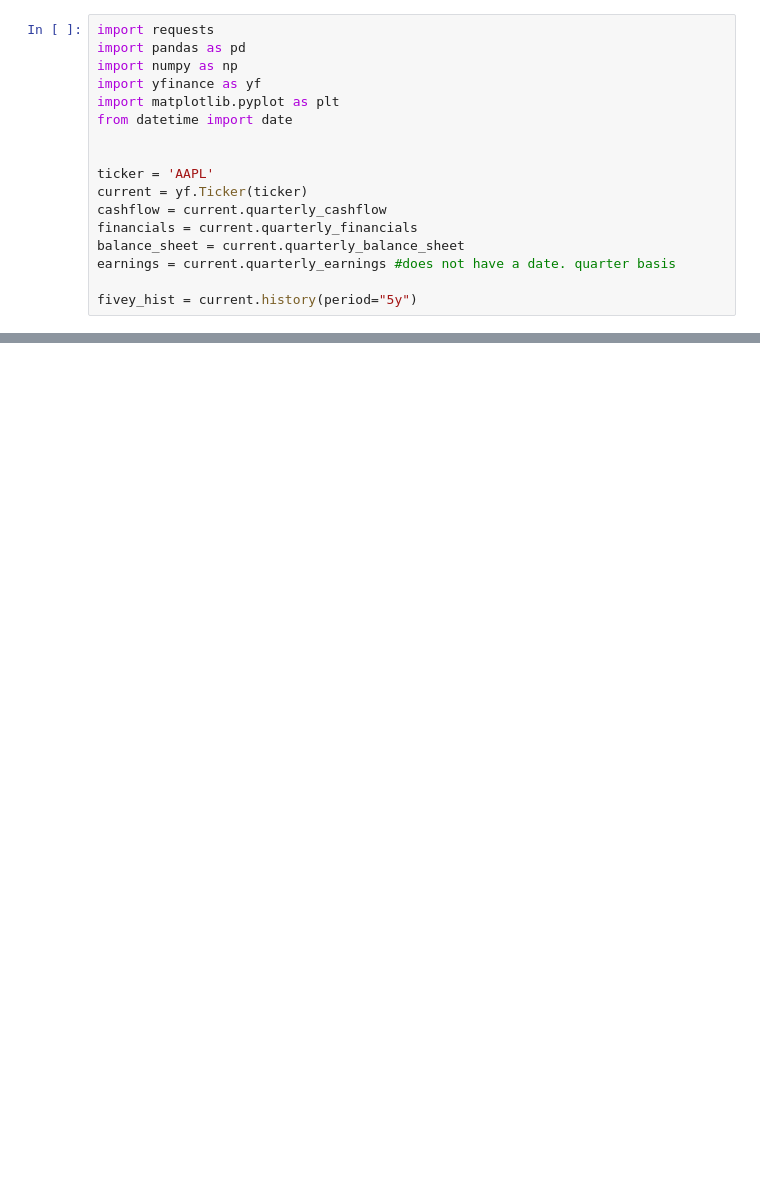
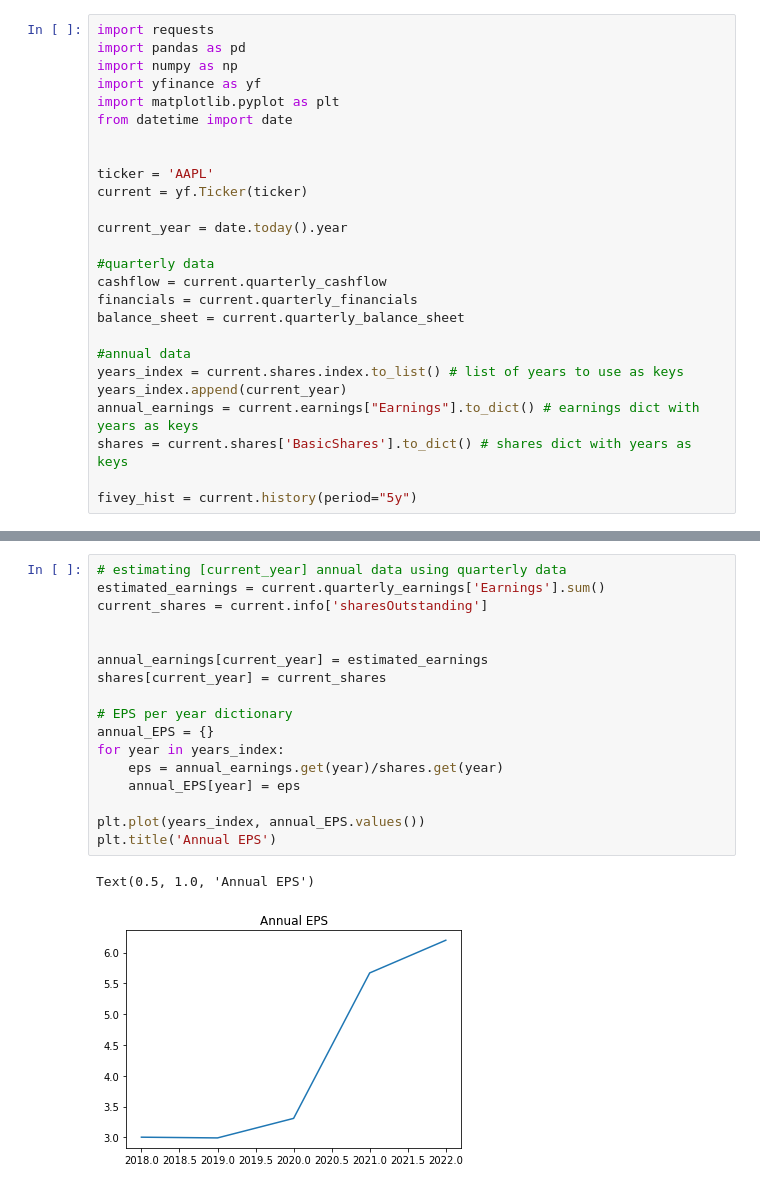
Before and after one commit to jeffreyzhr/Financial_Data_classifier, a Jupyter notebook: Data/datagathering.ipynb, the cells around one changed output, grey strips where cells are left out. Saved outputs shown, nothing was run; the diff lists cells and outputs as text; blank space fills up the shorter version.

```diff
--- a/Data/datagathering.ipynb
+++ b/Data/datagathering.ipynb
@@ -9,9 +9,18 @@ from datetime import date
 
 ticker = 'AAPL'
 current = yf.Ticker(ticker)
+
+current_year = date.today().year
+
+#quarterly data
 cashflow = current.quarterly_cashflow
 financials = current.quarterly_financials
 balance_sheet = current.quarterly_balance_sheet
-earnings = current.quarterly_earnings #does not have a date. quarter basis
+
+#annual data
+years_index = current.shares.index.to_list() # list of years to use as keys
+years_index.append(current_year)
+annual_earnings = current.earnings["Earnings"].to_dict() # earnings dict with years as keys
+shares = current.shares['BasicShares'].to_dict() # shares dict with years as keys
 
 fivey_hist = current.history(period="5y")
@@ -60,0 +61,20 @@ plt.plot(file_dates, quarter_close_price)
+# %%
+# estimating [current_year] annual data using quarterly data
+estimated_earnings = current.quarterly_earnings['Earnings'].sum()
+current_shares = current.info['sharesOutstanding']
+
+
+annual_earnings[current_year] = estimated_earnings
+shares[current_year] = current_shares
+
+# EPS per year dictionary
+annual_EPS = {}
+for year in years_index:
+    eps = annual_earnings.get(year)/shares.get(year)
+    annual_EPS[year] = eps
+
+plt.plot(years_index, annual_EPS.values())
+plt.title('Annual EPS')
+# %% [output]
+Text(0.5, 1.0, 'Annual EPS')
+[figure, added]
```
Also changed, not shown: parts of 7 cells of this notebook, 2 other files.
